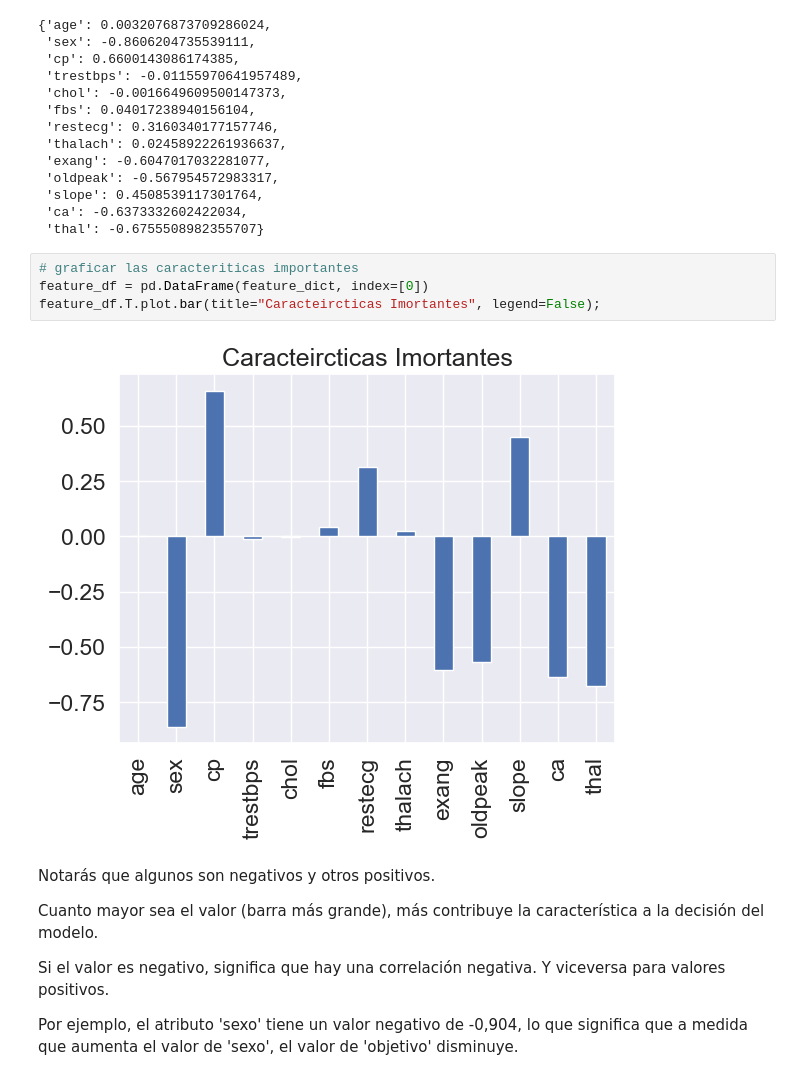
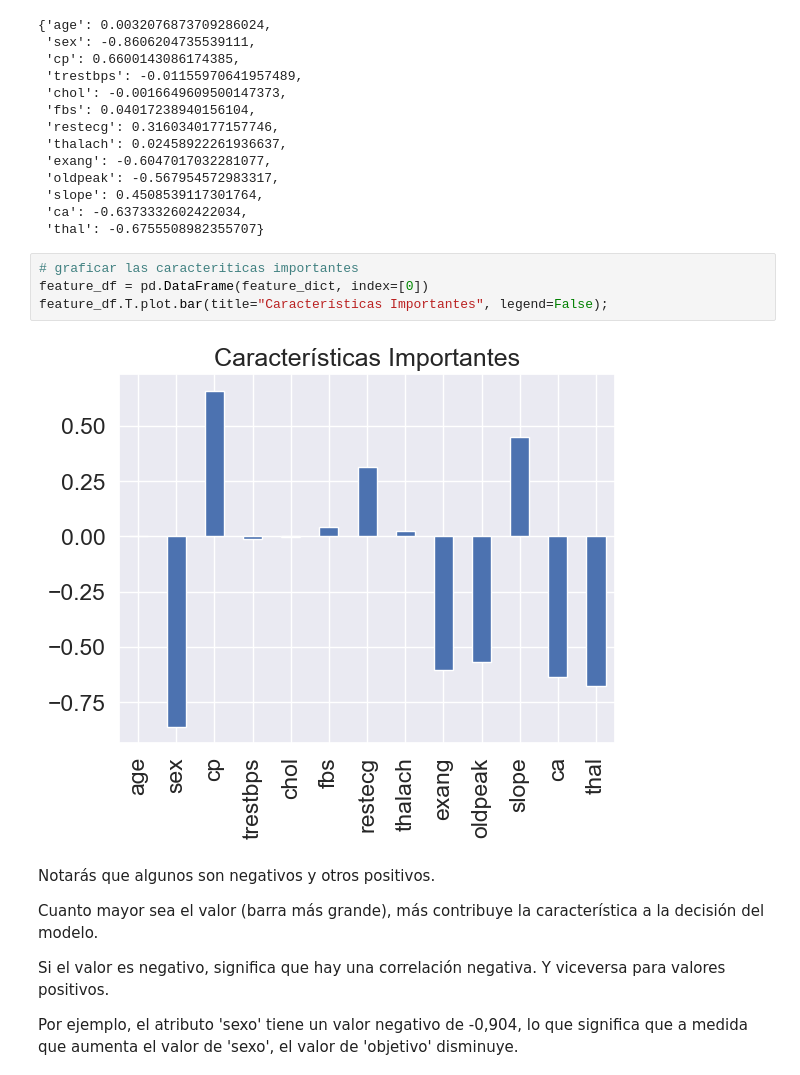
Before and after one commit to Skpow1234/Clasifiacion-de-enfermedades-cardiacas, a Jupyter notebook: Ciencia de datos y aprendizaje automatico/Clasificacion-Enfermedad-Cardiaca/clasificacion enfermedades Cardiacas - c.ipynb, the cells around one changed output. Cells and saved outputs as stored; diff of their text form.

```diff
--- a/Ciencia de datos y aprendizaje automatico/Clasificacion-Enfermedad-Cardiaca/clasificacion enfermedades Cardiacas - c.ipynb
+++ b/Ciencia de datos y aprendizaje automatico/Clasificacion-Enfermedad-Cardiaca/clasificacion enfermedades Cardiacas - c.ipynb
@@ -1102,9 +1104,9 @@ feature_dict
 # %%
 # graficar las caracteriticas importantes
 feature_df = pd.DataFrame(feature_dict, index=[0])
-feature_df.T.plot.bar(title="Caracteircticas Imortantes", legend=False);
+feature_df.T.plot.bar(title="Características Importantes", legend=False);
 # %% [output]
-[figure, old version]
+[figure, new version]
 # %% [markdown]
 Notarás que algunos son negativos y otros positivos.
 
```
Also changed, not shown: parts of 2 cells of this notebook, 1 other file.
